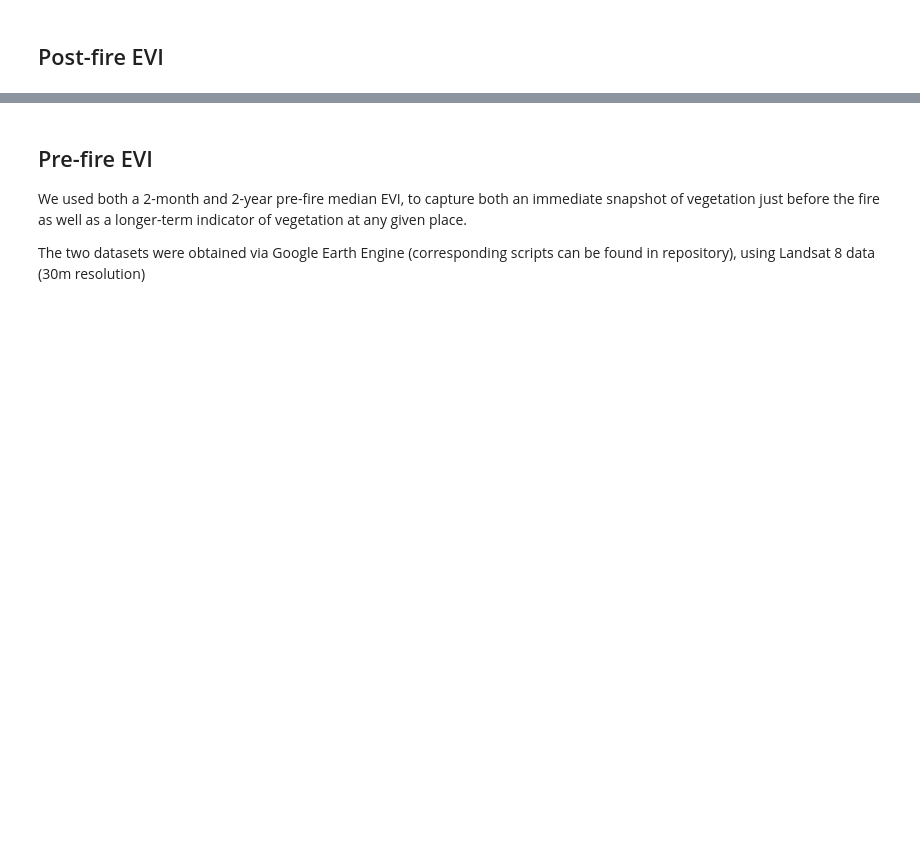
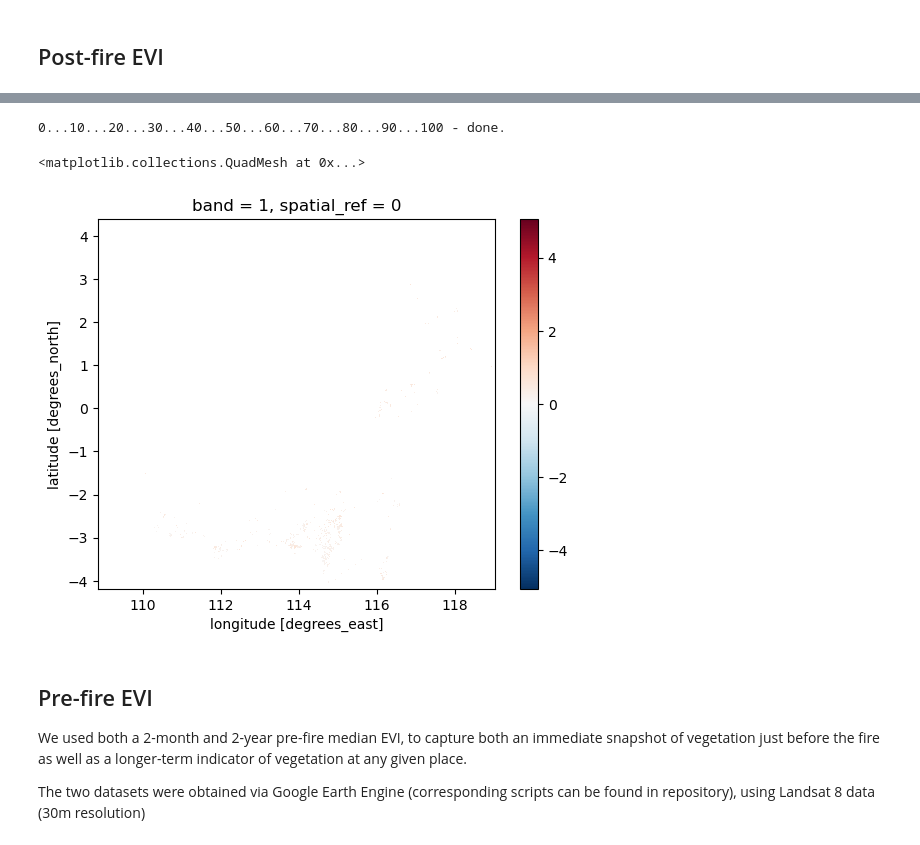
Before and after one commit to ninorp55/tropical-peat-post-fire-vegetation-recovery, a Jupyter notebook: 3_predictor_layers.ipynb, the cells around one changed output, grey strips where cells are left out. Saved outputs shown, nothing was run; the diff lists cells and outputs as text; code cells hidden in the pictures; blank space fills up the shorter version.

```diff
--- a/3_predictor_layers.ipynb
+++ b/3_predictor_layers.ipynb
@@ -37,3 +25,27 @@ post_fire_evi_reproj.rio.to_raster('output-data/predictor-layers/post-fire-evi.t
+# %%
+# build virtual raster
+!gdalbuildvrt input-data/EVI/Landsat_Post_Fire_EVI.vrt $(find input-data/EVI -name "Landsat_Post_Fire_EVI_3mo*.tif")
+
+# open
+post_fire_evi = rxr.open_rasterio('input-data/EVI/Landsat_Post_Fire_EVI.vrt')
+
+# crop
+post_fire_evi = sel_bounds(post_fire_evi, study_area)
+
+# reproject
+post_fire_evi_reproj = post_fire_evi.rio.reproject_match(
+    study_area,
+    resampling=Resampling.average)
+
+# export
+post_fire_evi_reproj.rio.to_raster('output-data/predictor-layers/post_fire_evi.tif')
+# %% [output]
+0...10...20...30...40...50...60...70...80...90...100 - done.
+# %%
+post_fire_evi_reproj.plot()
+# %% [output]
+<matplotlib.collections.QuadMesh at 0x...>
+[figure, added]
 # %% [markdown]
 ## Pre-fire EVI
 
```
Also changed, not shown: parts of 30 cells of this notebook, 4 other files.
